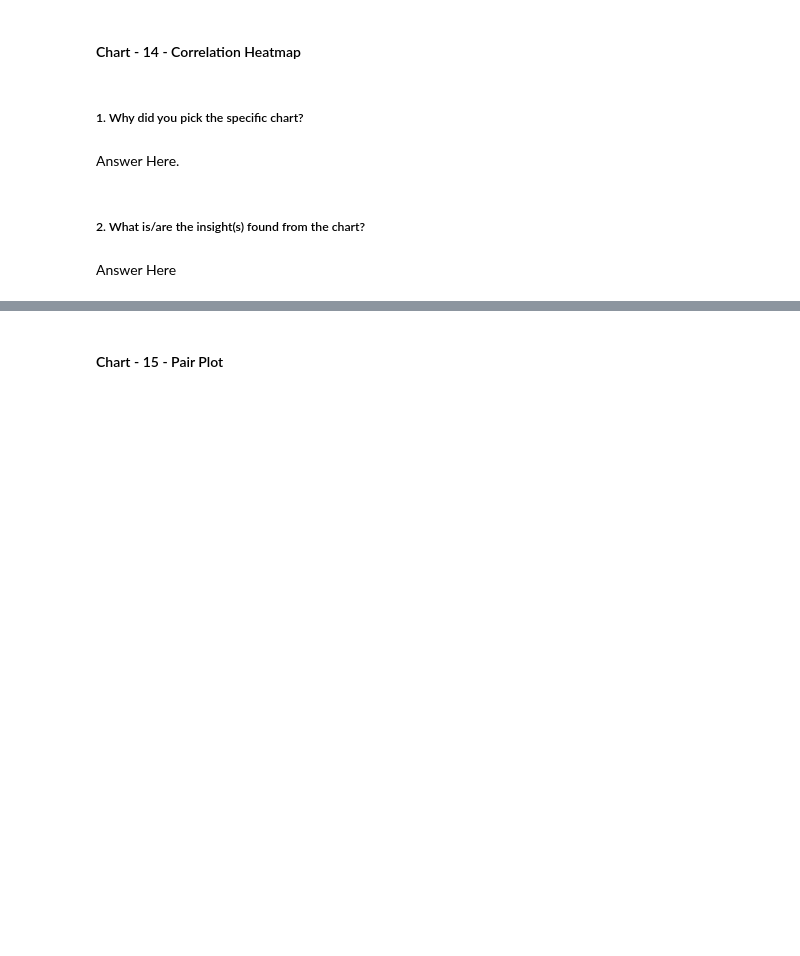
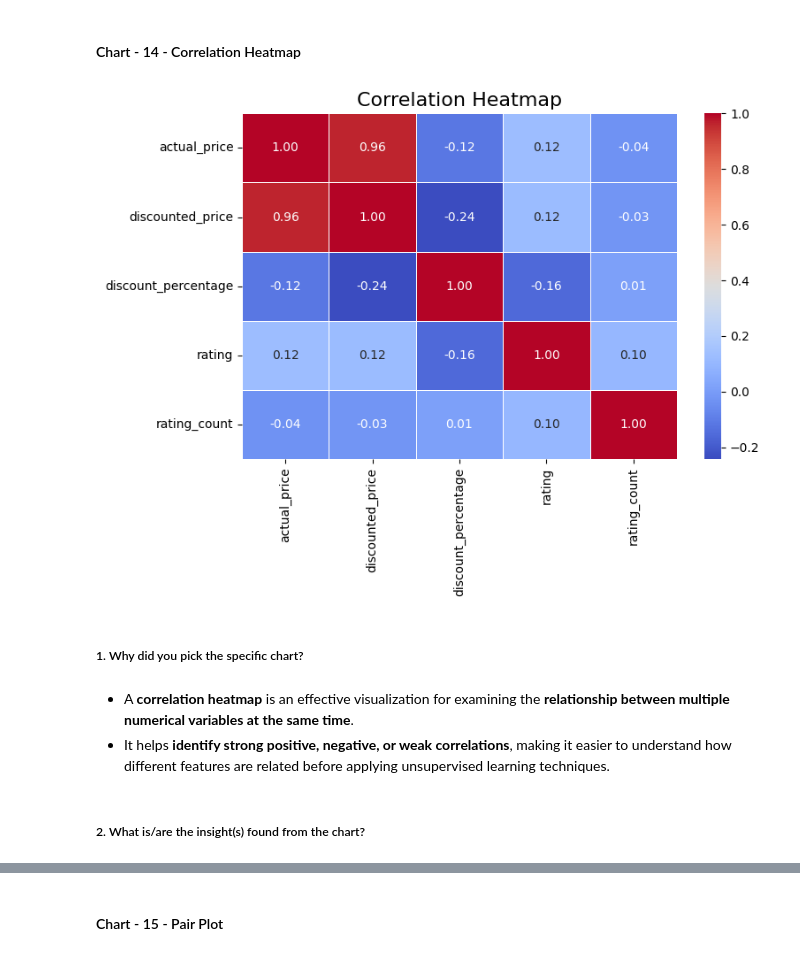
Before and after one commit to Sneha8126/ML---Unsupervised-Learning-Project, a Jupyter notebook: Sneha_copy_of_Sample_ML_Submission_Clustering_Template.ipynb, the cells around one changed output, grey strips where cells are left out. Saved outputs shown, nothing was run; the diff lists cells and outputs as text; code cells hidden in the pictures; blank space fills up the shorter version.

```diff
--- a/Sneha_copy_of_Sample_ML_Submission_Clustering_Template.ipynb
+++ b/Sneha_copy_of_Sample_ML_Submission_Clustering_Template.ipynb
@@ -1053,8 +1100,32 @@ Answer Here
+# %%
+# Correlation Heatmap visualization code
+# Select numerical columns
+corr = df[['actual_price',
+           'discounted_price',
+           'discount_percentage',
+           'rating',
+           'rating_count']].corr()
+
+plt.figure(figsize=(8,6))
+
+sns.heatmap(
+    corr,
+    annot=True,
+    cmap='coolwarm',
+    fmt='.2f',
+    linewidths=0.5
+)
+
+plt.title('Correlation Heatmap', fontsize=16)
+
+plt.tight_layout()
+plt.show()
+# %% [output]
+[figure, added]
 # %% [markdown]
 ##### 1. Why did you pick the specific chart?
-# %% [markdown]
-Answer Here.
+# %% [markdown]
+* A **correlation heatmap** is an effective visualization for examining the **relationship between multiple numerical variables at the same time**.
+* It helps **identify strong positive, negative, or weak correlations**, making it easier to understand how different features are related before applying unsupervised learning techniques.
 # %% [markdown]
 ##### 2. What is/are the insight(s) found from the chart?
-# %% [markdown]
-Answer Here
```
Also changed, not shown: parts of 23 cells of this notebook.
